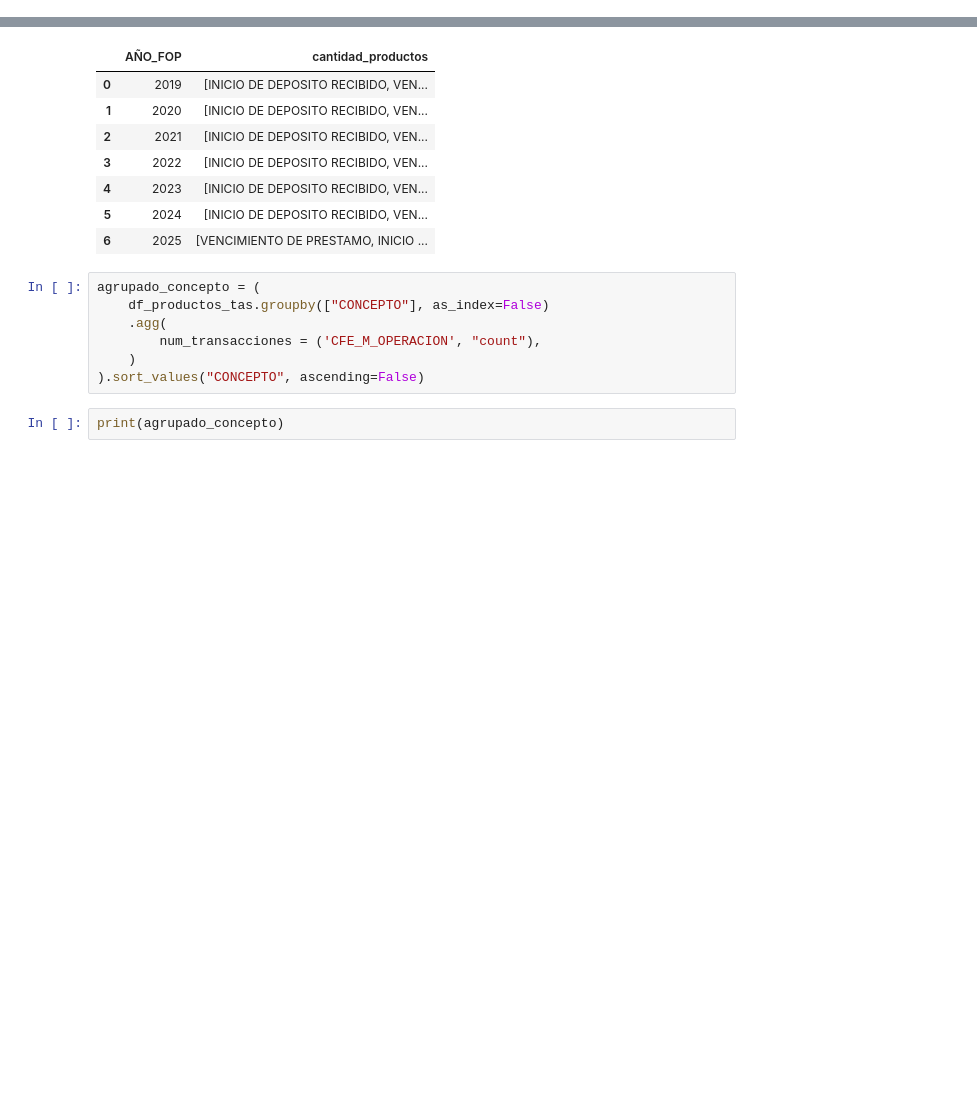
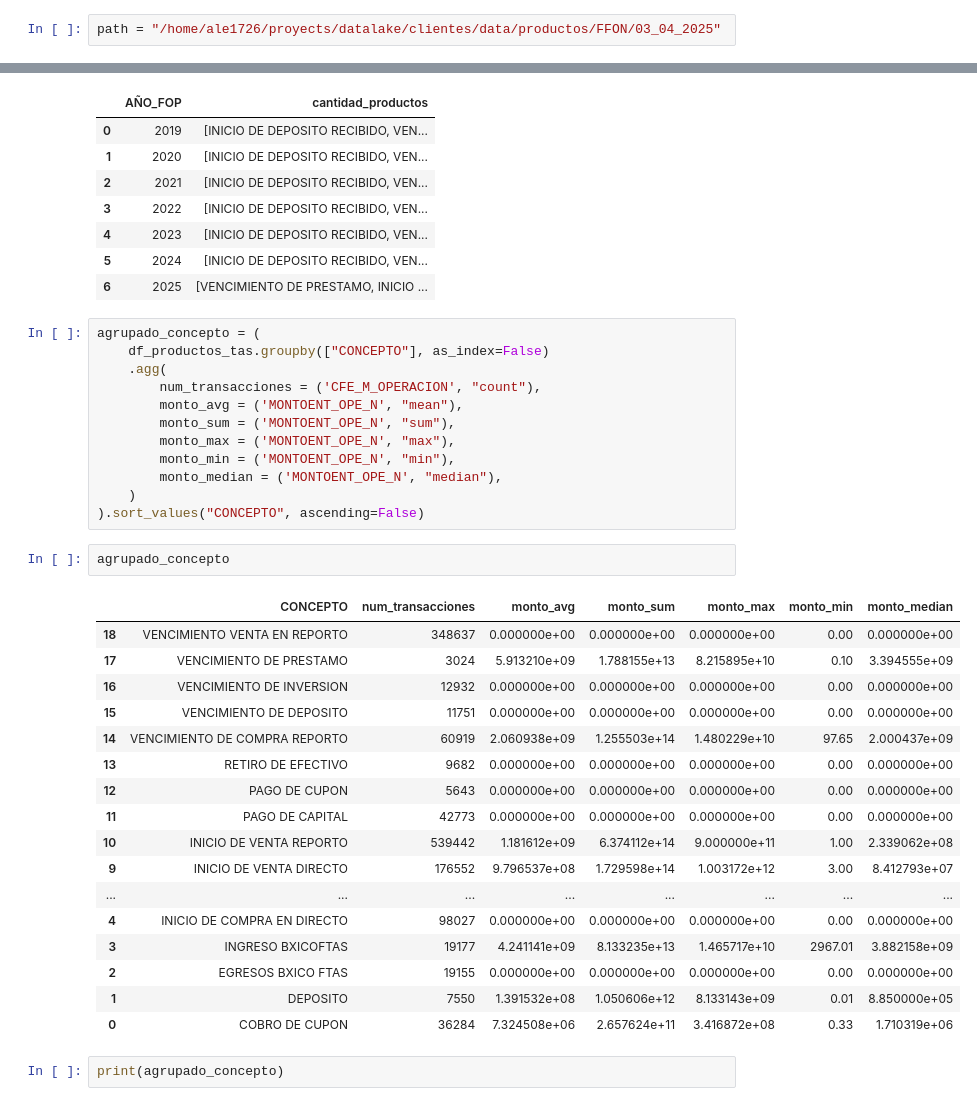
Before and after one commit to Ale1726/clientes_eda, a Jupyter notebook: producto_ffon_sistemas.ipynb, the cells around one changed output, grey strips where cells are left out. Drawn from its saved outputs; the diff is of its cells as text; blank space fills up the shorter version.

```diff
--- a/producto_ffon_sistemas.ipynb
+++ b/producto_ffon_sistemas.ipynb
@@ -21,6 +21,8 @@ path_exit = '/home/ale1726/proyects/datalake/clientes/data/productos/FFON/agrupa
 date_now = datetime.now().strftime("%d_%m_%Y")
 path_exit =  os.path.join(path_exit,date_now)
 os.makedirs(path_exit, exist_ok=True)
+# %%
+path = "/home/ale1726/proyects/datalake/clientes/data/productos/FFON/03_04_2025"
 # %% [markdown]
 # Sistema tas
 # %%
@@ -202,8 +218,33 @@ agrupado_concepto = (
     df_productos_tas.groupby(["CONCEPTO"], as_index=False)
     .agg(
         num_transacciones = ('CFE_M_OPERACION', "count"),
+        monto_avg = ('MONTOENT_OPE_N', "mean"),
+        monto_sum = ('MONTOENT_OPE_N', "sum"),
+        monto_max = ('MONTOENT_OPE_N', "max"),
+        monto_min = ('MONTOENT_OPE_N', "min"),
+        monto_median = ('MONTOENT_OPE_N', "median"),
     )
 ).sort_values("CONCEPTO", ascending=False)
+# %%
+agrupado_concepto
+# %% [output]
+|  | CONCEPTO | num_transacciones | monto_avg | monto_sum | monto_max | monto_min | monto_median |
+| 18 | VENCIMIENTO VENTA EN REPORTO | 348637 | 0.000000e+00 | 0.000000e+00 | 0.000000e+00 | 0.00 | 0.000000e+00 |
+| 17 | VENCIMIENTO DE PRESTAMO | 3024 | 5.913210e+09 | 1.788155e+13 | 8.215895e+10 | 0.10 | 3.394555e+09 |
+| 16 | VENCIMIENTO DE INVERSION | 12932 | 0.000000e+00 | 0.000000e+00 | 0.000000e+00 | 0.00 | 0.000000e+00 |
+| 15 | VENCIMIENTO DE DEPOSITO | 11751 | 0.000000e+00 | 0.000000e+00 | 0.000000e+00 | 0.00 | 0.000000e+00 |
+| 14 | VENCIMIENTO DE COMPRA REPORTO | 60919 | 2.060938e+09 | 1.255503e+14 | 1.480229e+10 | 97.65 | 2.000437e+09 |
+| 13 | RETIRO DE EFECTIVO | 9682 | 0.000000e+00 | 0.000000e+00 | 0.000000e+00 | 0.00 | 0.000000e+00 |
+| 12 | PAGO DE CUPON | 5643 | 0.000000e+00 | 0.000000e+00 | 0.000000e+00 | 0.00 | 0.000000e+00 |
+| 11 | PAGO DE CAPITAL | 42773 | 0.000000e+00 | 0.000000e+00 | 0.000000e+00 | 0.00 | 0.000000e+00 |
+| 10 | INICIO DE VENTA REPORTO | 539442 | 1.181612e+09 | 6.374112e+14 | 9.000000e+11 | 1.00 | 2.339062e+08 |
+| 9 | INICIO DE VENTA DIRECTO | 176552 | 9.796537e+08 | 1.729598e+14 | 1.003172e+12 | 3.00 | 8.412793e+07 |
+| ... | ... | ... | ... | ... | ... | ... | ... |
+| 4 | INICIO DE COMPRA EN DIRECTO | 98027 | 0.000000e+00 | 0.000000e+00 | 0.000000e+00 | 0.00 | 0.000000e+00 |
+| 3 | INGRESO BXICOFTAS | 19177 | 4.241141e+09 | 8.133235e+13 | 1.465717e+10 | 2967.01 | 3.882158e+09 |
+| 2 | EGRESOS BXICO FTAS | 19155 | 0.000000e+00 | 0.000000e+00 | 0.000000e+00 | 0.00 | 0.000000e+00 |
+| 1 | DEPOSITO | 7550 | 1.391532e+08 | 1.050606e+12 | 8.133143e+09 | 0.01 | 8.850000e+05 |
+| 0 | COBRO DE CUPON | 36284 | 7.324508e+06 | 2.657624e+11 | 3.416872e+08 | 0.33 | 1.710319e+06 |
 # %%
 print(agrupado_concepto)
 # %% [output]
```
Also changed, not shown: parts of 13 cells of this notebook, 6 other files.
